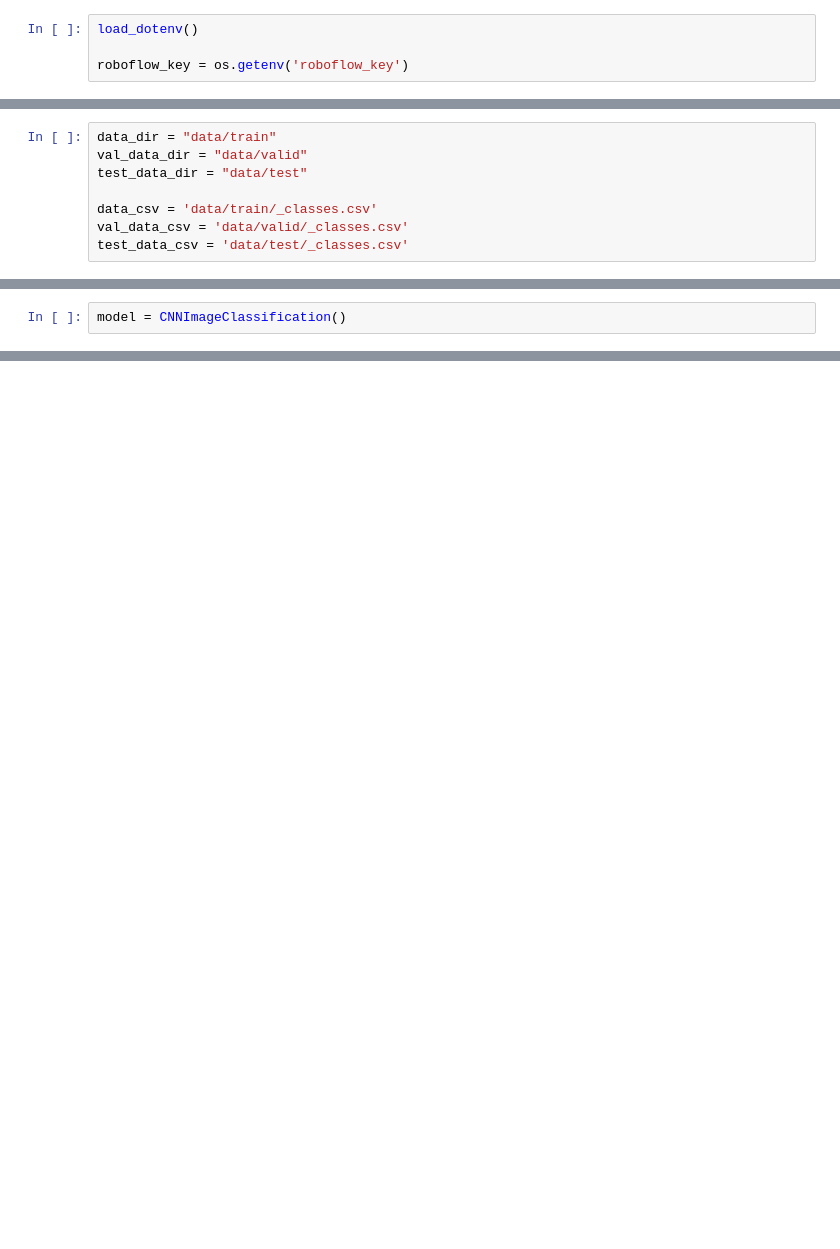
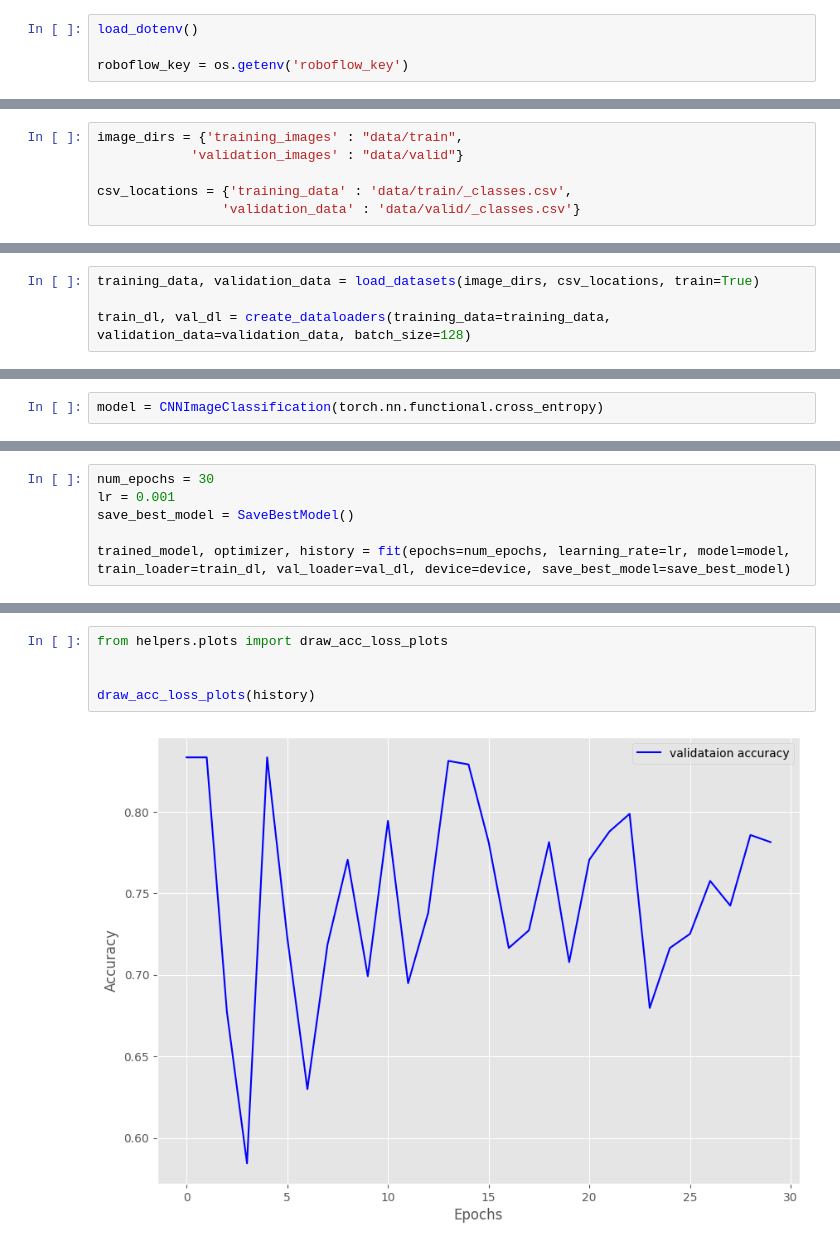
Before and after one commit to eshanka-esnk/Document_classification_and_OCR, a Jupyter notebook: document_classification.ipynb, the cells around one changed output, grey strips where cells are left out. Saved outputs shown, nothing was run; the diff lists cells and outputs as text; blank space fills up the shorter version.

Commit message:
added testing nb and updated training nb

```diff
--- a/document_classification.ipynb
+++ b/document_classification.ipynb
@@ -20,8 +36,6 @@ roboflow_key = os.getenv('roboflow_key')
 # %%
-data_dir = "data/train"
-val_data_dir = "data/valid"
-test_data_dir = "data/test"
+image_dirs = {'training_images' : "data/train",
+            'validation_images' : "data/valid"}
 
-data_csv = 'data/train/_classes.csv'
-val_data_csv = 'data/valid/_classes.csv'
-test_data_csv = 'data/test/_classes.csv'
+csv_locations = {'training_data' : 'data/train/_classes.csv',
+                'validation_data' : 'data/valid/_classes.csv'}
@@ -53,0 +42,4 @@ test_dl = DataLoader(test_data, batch_size, shuffle = True, num_workers = 8, pin
+# %%
+training_data, validation_data = load_datasets(image_dirs, csv_locations, train=True)
+
+train_dl, val_dl = create_dataloaders(training_data=training_data, validation_data=validation_data, batch_size=128)
@@ -56,2 +55,2 @@ show_batch(train_dl)
 # %%
-model = CNNImageClassification()
+model = CNNImageClassification(torch.nn.functional.cross_entropy)
@@ -63,0 +57,6 @@ history = fit(num_epochs, lr, model, train_dl, val_dl, opt_func)
+# %%
+num_epochs = 30
+lr = 0.001
+save_best_model = SaveBestModel()
+
+trained_model, optimizer, history = fit(epochs=num_epochs, learning_rate=lr, model=model, train_loader=train_dl, val_loader=val_dl, device=device, save_best_model=save_best_model)
@@ -63,0 +81,7 @@ history = fit(num_epochs, lr, model, train_dl, val_dl, opt_func)
+# %%
+from helpers.plots import draw_acc_loss_plots
+
+
+draw_acc_loss_plots(history)
+# %% [output]
+[figure, added]
```
Also changed, not shown: parts of 20 cells of this notebook, 1 other file.
